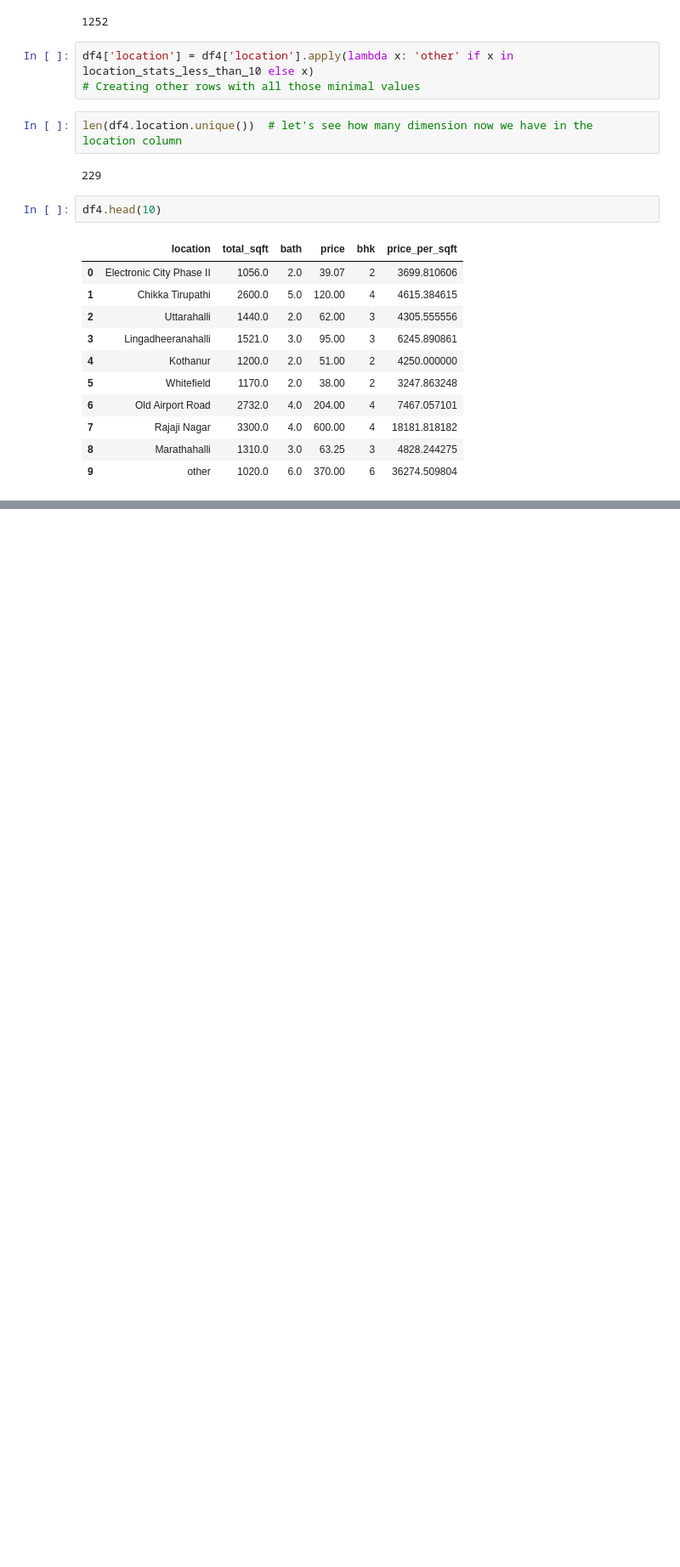
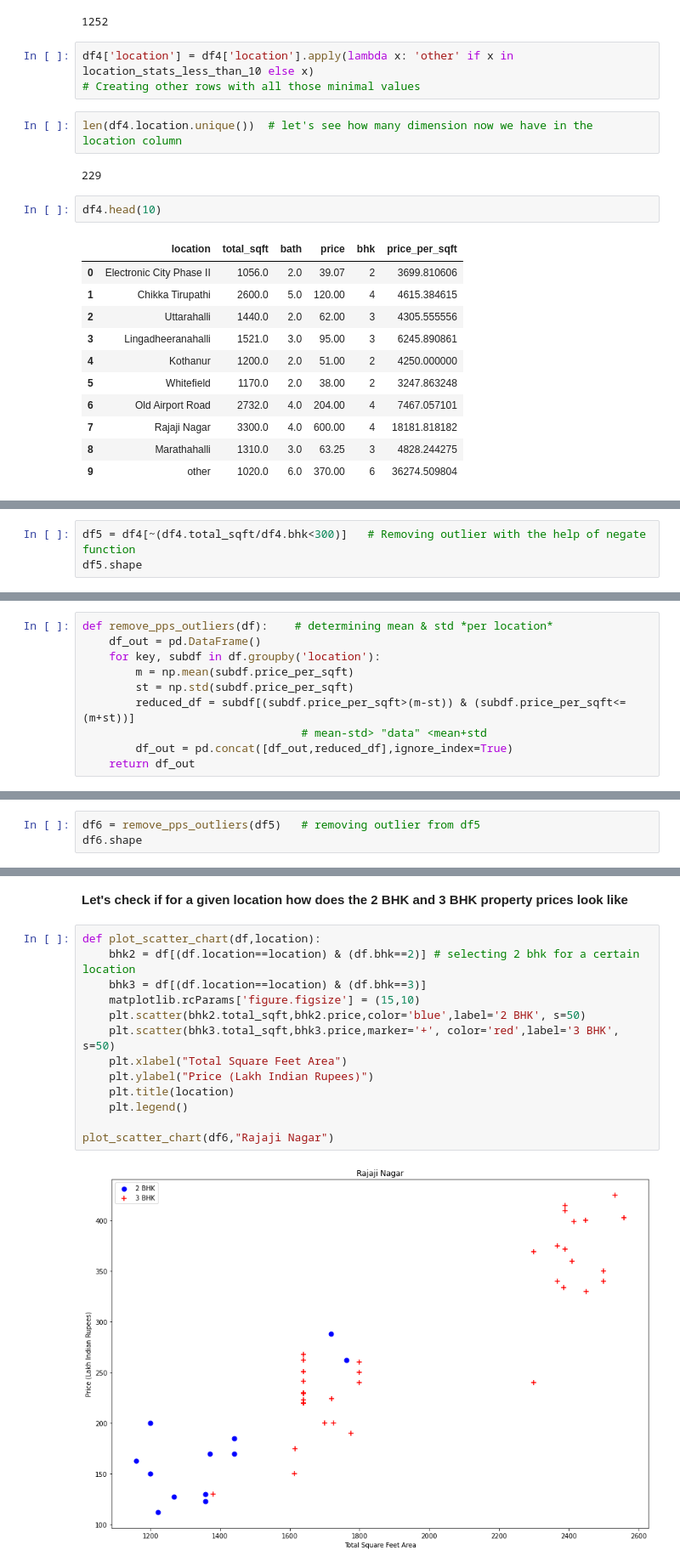
Before and after one commit to Shaon2221/Learning-and-Experimenting_Data-Science, a Jupyter notebook: Projects/Real Estate Price Prediction/Home Price Prediction.ipynb, the cells around one changed output, grey strips where cells are left out. Shown: that part at 85% size. Cells and saved outputs as stored; diff of their text form; blank space fills up the shorter version.

Commit message:
Outlier Removal Added

```diff
--- a/Projects/Real Estate Price Prediction/Home Price Prediction.ipynb
+++ b/Projects/Real Estate Price Prediction/Home Price Prediction.ipynb
@@ -357,0 +374,3 @@ df4.head(10)
+# %%
+df5 = df4[~(df4.total_sqft/df4.bhk<300)]   # Removing outlier with the help of negate function
+df5.shape
@@ -357,0 +397,10 @@ df4.head(10)
+# %%
+def remove_pps_outliers(df):    # determining mean & std *per location*
+    df_out = pd.DataFrame()
+    for key, subdf in df.groupby('location'):
+        m = np.mean(subdf.price_per_sqft)
+        st = np.std(subdf.price_per_sqft)
+        reduced_df = subdf[(subdf.price_per_sqft>(m-st)) & (subdf.price_per_sqft<=(m+st))]
+                                 # mean-std> "data" <mean+std
+        df_out = pd.concat([df_out,reduced_df],ignore_index=True)
+    return df_out
@@ -357,0 +411,3 @@ df4.head(10)
+# %%
+df6 = remove_pps_outliers(df5)   # removing outlier from df5
+df6.shape
@@ -357,0 +416,17 @@ df4.head(10)
+# %% [markdown]
+**Let's check if for a given location how does the 2 BHK and 3 BHK property prices look like**
+# %%
+def plot_scatter_chart(df,location):
+    bhk2 = df[(df.location==location) & (df.bhk==2)] # selecting 2 bhk for a certain location
+    bhk3 = df[(df.location==location) & (df.bhk==3)]
+    matplotlib.rcParams['figure.figsize'] = (15,10)
+    plt.scatter(bhk2.total_sqft,bhk2.price,color='blue',label='2 BHK', s=50)
+    plt.scatter(bhk3.total_sqft,bhk3.price,marker='+', color='red',label='3 BHK', s=50)
+    plt.xlabel("Total Square Feet Area")
+    plt.ylabel("Price (Lakh Indian Rupees)")
+    plt.title(location)
+    plt.legend()
+
+plot_scatter_chart(df6,"Rajaji Nagar")
+# %% [output]
+[figure, added]
```
Also changed, not shown: parts of 32 cells of this notebook.
